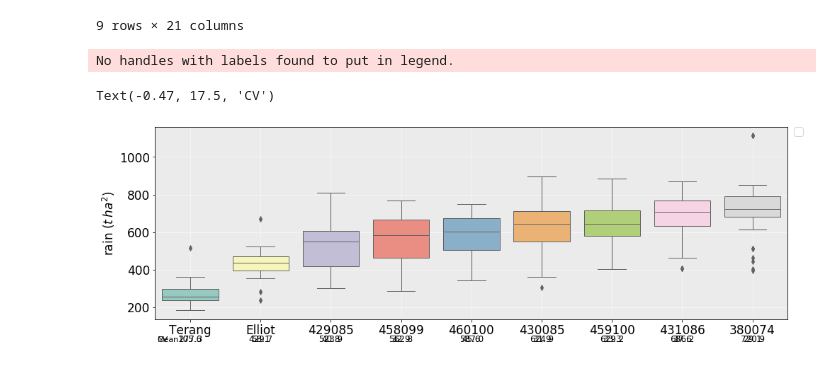
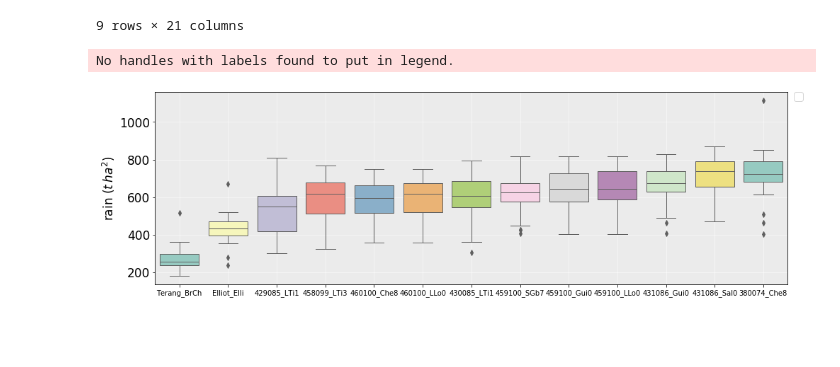
Before and after one commit to JJguri/RemoteSensingCropModels, a Jupyter notebook: LongTermAnalysis.ipynb, the cells around one changed output. Saved outputs shown, nothing was run; the diff lists cells and outputs as text; code cells hidden in the pictures; blank space fills up the shorter version.

Commit message:
new figures long term analysis
new figures long term analysis

```diff
--- a/LongTermAnalysis.ipynb
+++ b/LongTermAnalysis.ipynb
@@ -38,7 +38,9 @@ df=Harvest.drop(['CheckpointID','Zone','AGBiomass', 'AGBiomassOM','FloweringDAS'
 df['climate'] = df['SimulationName'].str[:6]
 df['soil'] = df['SimulationName'].str[7:11]
 df['cultivar'] = df['SimulationName'].str[12:15]
+df['site'] = df['SimulationName'].str[16:18]
 df['env'] = df['climate']+"_"+ df['soil']
+df['rain_ETo'] = df['rain']/df['potentialET']
 
 df=df.reset_index()
 
@@ -144,73 +256,38 @@ df_bow.groupby('soil').count()
 | Sal0 | 22 | 22 | 22 | 22 | 22 | 22 | 22 | 22 | 22 | 22 | ... |
 9 rows × 21 columns
 # %%
+reorderlist = ['380074_Che8', '429085_LTi1', '459100_SGb7', '431086_Gui0',
+       '459100_Gui0', 'Elliot_Elli', '430085_LTi1', '458099_LTi3',
+       '460100_LLo0', '459100_LLo0', '431086_Sal0', '460100_Che8',
+       'Terang_BrCh']
+
 fig= plt.figure(figsize=(16,5))
 
 # Apply order accordingly with mean yield
-grouped = df.groupby("climate")
+grouped = df.groupby("env")
 sorted_average = pd.DataFrame({col:vals['rain'] for col,vals in grouped}).mean().sort_values(ascending=True)
 #Graph
-ax=sns.boxplot(x="climate", y="rain", data=df, palette="Set3", linewidth=1, order=sorted_average.index)
+ax=sns.boxplot(x="env", y="rain", data=df_bow, palette="Set3", linewidth=1, order=sorted_average.index)
 
 # Formatting graph and background
 plt.legend(prop=dict(size=16),bbox_to_anchor=(1.01, 1), loc=2, borderaxespad=0.)
 plt.ylabel('rain ($t\,ha^{2}$)', fontsize =17)
 plt.xlabel('', fontsize =17)
 
 ax = plt.gca()
 ax.grid(True, 'major', color='w', linestyle='-', linewidth=0.5)
 ax.grid(True, 'minor', color='0.92', linestyle='-', linewidth=0.7)
 ax.patch.set_facecolor('0.92')
 ax.set_axisbelow(True)
-ax.xaxis.set_tick_params(labelsize=17)
+ax.xaxis.set_tick_params(labelsize=10)
 ax.yaxis.set_tick_params(labelsize=17)
 #ax.set_ylim([0,19.9])
 #plt.savefig('mint.png', dpi=1200)
 
-#Specify mean
-def parse(x):
-    try:
-        return int(x)
-    except ValueError:
-        return np.nan
-
-df['rain'] = df['rain'].apply(parse)
-yposlist = df.groupby(['climate'])['rain'].median().tolist()
-
-y2=18.8
-xposlist = range(len(yposlist))
-stringlist=[sorted_average[0].round(1), sorted_average[1].round(1), sorted_average[2].round(1), sorted_average[3].round(1),
-            sorted_average[4].round(1), sorted_average[5].round(1), sorted_average[6].round(1), sorted_average[7].round(1),
-            sorted_average[8].round(1)]
-
-for i in range(len(stringlist)):
-    ax.text(xposlist[i],y2,stringlist[i],horizontalalignment='center',size='large',color='k',weight='light')
-
-#Specify cv
-def parse(x):
-    try:
-        return int(x)
-    except ValueError:
-        return np.nan
-
-df['rain'] = df['rain'].apply(parse)
-yposlist = df.groupby(['climate'])['rain'].median().tolist()
-
-y2=17.5
-xposlist = range(len(yposlist))
-stringlist=[sorted_cv[0], sorted_cv[1], sorted_cv[2], sorted_cv[3], sorted_cv[4], sorted_cv[5], sorted_cv[6], sorted_cv[7], sorted_cv[8]]
-
-for i in range(len(stringlist)):
-    ax.text(xposlist[i],y2,stringlist[i],horizontalalignment='center',size='large',color='k',weight='light')
-
-plt.text(-0.47, 18.8, 'Mean',fontsize=11,color='k')
-plt.text(-0.47, 17.5, 'CV',fontsize=11,color='k')
-
-#plt.savefig(r'C:\Users\jjojeda\Google Drive\COALAR\Sorgo\papers\Paper 1\Figures\yieldvsclimate.png', dpi=300,bbox_inches='tight')
+#plt.savefig(r'C:\Users\jjojeda\Google Drive\COALAR\Sorgo\papers\Paper 1\Figures\rainvsenv.png', dpi=300,bbox_inches='tight')
 # %% [output]
 No handles with labels found to put in legend.
-Text(-0.47, 17.5, 'CV')
-[figure, old version]
+[figure, new version]
 # %%
 #Dataframe with mean and cv
 mean = pd.DataFrame([sorted_average]).transpose().round(1)
```
Also changed, not shown: parts of 19 cells of this notebook.
